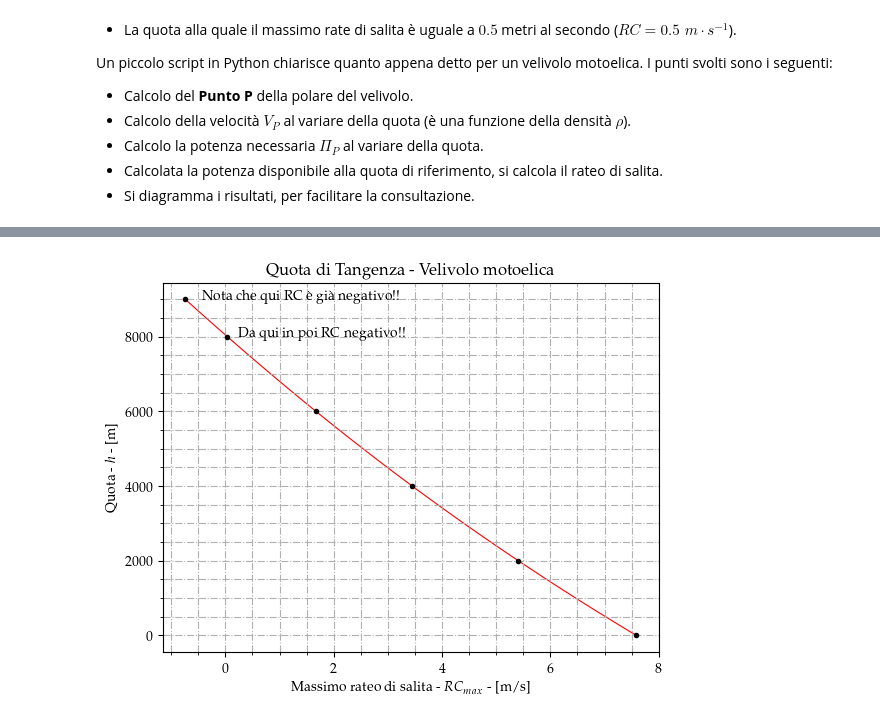
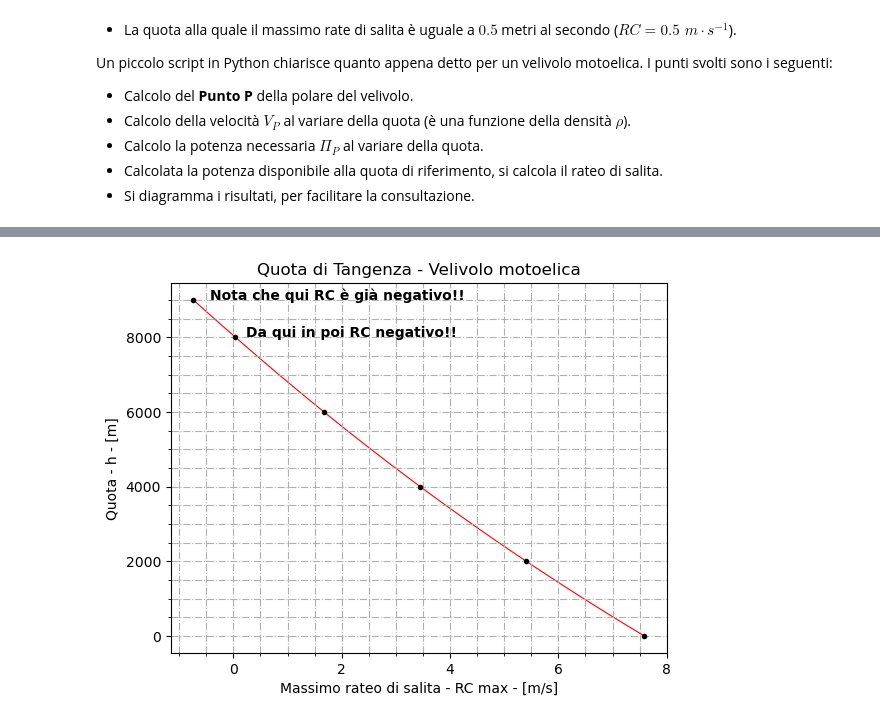
Before and after one commit to ClaudioMirabella/NotebookPrestazioni, a Jupyter notebook: Capitolo8/RateoDiSalitaMotoelica/RateoDiSalita.ipynb, the cells around one changed output, grey strips where cells are left out. Saved outputs shown, nothing was run; the diff lists cells and outputs as text; code cells hidden in the pictures.

```diff
--- a/RateoDiSalita.ipynb
+++ b/Capitolo8/RateoDiSalitaMotoelica/RateoDiSalita.ipynb
@@ -116,11 +123,12 @@ from scipy.interpolate import interp1d
 from ambiance import Atmosphere
 # Pacchetto per analisi grafica + LaTeX interpreter
 import matplotlib.pyplot as plt
-from matplotlib import rc
-rc('font',**{'family':'sans-serif','sans-serif':['Helvetica']})
-# for Palatino and other serif fonts use:
-rc('font',**{'family':'serif','serif':['Palatino']})
-rc('text', usetex=True)
+# Decommenta qui se vuoi lanciare questo codice in una macchina dove c'è installata una distro LaTeX
+#from matplotlib import rc
+#rc('font',**{'family':'sans-serif','sans-serif':['Helvetica']})
+## for Palatino and other serif fonts use:
+#rc('font',**{'family':'serif','serif':['Palatino']})
+#rc('text', usetex=True)
 
 # Dati del velivolo
 M    = 1338.0       # Massa del velivolo in [kg]
@@ -156,11 +164,11 @@ PowP       = DP * V                                 # Questo è un numpy array c
 PowDisp    = (P0*1000)*etaP*phi*sigma               # Questo è un numpy array con le potenze disponibili in [W] al variare della quota
 RC         = ( (PowDisp - PowP) / W )               # Questo è un numpy array con i ratei di salita in [m/s]
 # Risultati parziali
-print(f'Coefficiente di portanza - PUNTO E:{CLE : .4f}')
-print(f'Coefficiente di portanza - PUNTO P:{CLP : .4f}')
+print(f'Coefficiente di portanza   - PUNTO E:{CLE : .4f}')
+print(f'Coefficiente di portanza   - PUNTO P:{CLP : .4f}')
 print(f'Coefficiente di resistenza - PUNTO P:{CDP : .4f}')
-print(f'Efficienza - PUNTO P:{EP : .4f}')
-print(f'Resistenza - PUNTO P:{DP : .4f} [N]')
+print(f'Efficienza                 - PUNTO P:{EP : .4f}')
+print(f'Resistenza                 - PUNTO P:{DP : .4f} [N]')
 print("========================================================")
 for i in range(len(heights)):
     print(f'Densità a {heights[i] : .4f} [m]: {rho[i]} [kg/m^3]')
@@ -169,13 +177,19 @@ for i in range(len(heights)):
     print(f'Potenza disponibile - PUNTO P a {heights[i]} [m]: {PowDisp[i] : .4f} [W]')
     print(f'Rateo di salita     - PUNTO P a {heights[i]} [m]: {RC[i] : .4f} [m/s]')
     print("========================================================")
+    # if RC[i] < 0.5:
+    #     print(f'RC minore di 0.5 a {heights[i]} [m]')
+    #     print(f'Siamo già al di sotto della tangenza pratica.')
     if RC[i] < 0.0:
         print(f'RC negativo a {heights[i]} [m]')
         break
 
 # Facciamo una bella funzione interpolante per i nostri dati
-RCfunc = interp1d(heights, RC, kind='cubic') # Questa funzione serve principalmente ai fini grafici, in questo modo otteniamo una vera e propria funzione di h
-h_vec  = np.linspace(0.0, 9000.0, 100)       # Si tratta di un vettore con 100 valori della quota, da h = 0.0, ad h = 9000.0 [m]
+RCfunc      = interp1d(heights, RC, kind='cubic') # Questa funzione serve principalmente ai fini grafici, in questo modo otteniamo una vera e propria funzione di h
+PowDispfunc = interp1d(heights, PowDisp, kind='cubic')
+PowNfunc    = interp1d(heights, PowP, kind='cubic')
+RCfunc      = interp1d(heights, RC, kind='cubic')
+h_vec       = np.linspace(0.0, 9000.0, 100)       # Si tratta di un vettore con 100 valori della quota, da h = 0.0, ad h = 9000.0 [m]
 # NOTE: Con un piccolo snippet potrebbe individuare il punto esatto in cui il velivolo arriva alla tangenza teorica.
 #       Si tratta semplicemente di imporre che il rateo di salita sia nullo!
 
@@ -186,16 +200,16 @@ fig  = plt.figure()
 plt.plot(RCfunc(h_vec),    h_vec,    color="red", linewidth=0.8, linestyle = "solid", zorder=1)
 plt.scatter(RC, heights, s=None, c='black', marker='.', cmap=None, norm=None,\
             vmin=None, vmax=None, alpha=1, linewidths=None,\
-            edgecolors=None, plotnonfinite=False, data=None, label="Point S", zorder=2)
+            edgecolors=None, plotnonfinite=False, data=None, label="Rateo di salita", zorder=2)
             # fontsize or size
             # float or {'xx-small', 'x-small', 'small', 'medium', 'large',
             # 'x-large', 'xx-large'}
             # fontweight or weight {a numeric value in range 0-1000, 'ultralight',
             # 'light', 'normal', 'regular', 'book', 'medium', 'roman', 'semibold',
             # 'demibold', 'demi', 'bold', 'heavy', 'extra bold', 'black'}
-label=r"Nota che qui RC è già negativo!!"
+label="Nota che qui RC è già negativo!!"
 plt.text(RC[-1]+0.3, heights[-1], label, fontdict=None, fontsize='medium', fontweight='bold')
-label=r"Da qui in poi RC negativo!!"
+label="Da qui in poi RC negativo!!"
 plt.text(RC[-2]+0.2, heights[-2], label, fontdict=None, fontsize='medium', fontweight='bold')
 # plt.scatter(VA, nA, s=None, c='black', marker='.', cmap=None, norm=None,\
 #             vmin=None, vmax=None, alpha=1, linewidths=None,\
@@ -203,14 +217,52 @@ plt.text(RC[-2]+0.2, heights[-2], label, fontdict=None, fontsize='medium', fontw
 # plt.ylim(nmin - 0.5, nmax + 0.5)
 # plt.xlim(0.0, VD + 10.0)
 # plt.legend(loc="best")
-plt.title(r"Quota di Tangenza - Velivolo motoelica")
-plt.xlabel(r'Massimo rateo di salita - $RC_{max}$ - [m/s]')
-plt.ylabel(r'Quota - $h$ - [m]')
+plt.title("Quota di Tangenza - Velivolo motoelica")
+plt.xlabel('Massimo rateo di salita - RC max - [m/s]')
+plt.ylabel('Quota - h - [m]')
 plt.minorticks_on()
 plt.grid(True, linestyle='-.', which="both")
+# Decommenta per salvare in .pdf
+name_figure = 'QuotaTangenzaSenzaLaTeX' + '.pdf'
+plt.savefig(name_figure, bbox_inches='tight')
+plt.show()
+
+# ====================================================================
+# ========================= PLOTTING RESULTS =========================
+# ====================================================================
+fig  = plt.figure()
+plt.plot(PowDispfunc(h_vec), h_vec, color="blue", linewidth=0.8, linestyle = "solid", zorder=1, label="Pot. disponibile")
+plt.plot(PowNfunc(h_vec)   , h_vec, color="red" , linewidth=0.8, linestyle = "solid", zorder=1, label="Pot. necessaria")
+plt.scatter(PowDisp, heights, s=None, c='blue', marker='.', cmap=None, norm=None,\
+            vmin=None, vmax=None, alpha=1, linewidths=None,\
+            edgecolors=None, plotnonfinite=False, data=None, label="P. Disp.", zorder=2)
+plt.scatter(PowP, heights, s=None, c='red', marker='.', cmap=None, norm=None,\
+            vmin=None, vmax=None, alpha=1, linewidths=None,\
+            edgecolors=None, plotnonfinite=False, data=None, label="P. Nec.", zorder=2)
+            # fontsize or size
+            # float or {'xx-small', 'x-small', 'small', 'medium', 'large',
+            # 'x-large', 'xx-large'}
+            # fontweight or weight {a numeric value in range 0-1000, 'ultralight',
+            # 'light', 'normal', 'regular', 'book', 'medium', 'roman', 'semibold',
+            # 'demibold', 'demi', 'bold', 'heavy', 'extra bold', 'black'}
+label="Qui Pd = Pn!"
+plt.text(PowP[-2]+1500, heights[-2], label, fontdict=None, fontsize='medium', fontweight='bold')
+#label="Da qui in poi RC negativo!!"
+#plt.text(RC[-2]+0.2, heights[-2], label, fontdict=None, fontsize='medium', fontweight='bold')
+# plt.scatter(VA, nA, s=None, c='black', marker='.', cmap=None, norm=None,\
+#             vmin=None, vmax=None, alpha=1, linewidths=None,\
+#             edgecolors=None, plotnonfinite=False, data=None, label="Point A", zorder=2)
+# plt.ylim(nmin - 0.5, nmax + 0.5)
+# plt.xlim(0.0, VD + 10.0)
+# plt.legend(loc="best")
+plt.title("Potenza necessaria e disponibile - Velivolo motoelica")
+plt.xlabel('Potenza necessaria/disponibile - Pn, Pd - [W]')
+plt.ylabel('Quota - h - [m]')
 plt.minorticks_on()
+plt.grid(True, linestyle='-.', which="both")
+plt.legend()
 # Decommenta per salvare in .pdf
-# name_figure = 'QuotaTangenza' + str(n) + '.pdf'
-# plt.savefig(name_figure, bbox_inches='tight')
+name_figure = 'PotenzeSenzaLaTeX' + '.pdf'
+plt.savefig(name_figure, bbox_inches='tight')
 plt.show()
 # %% [output]
@@ -233,2 +285,2 @@ Rateo di salita     - PUNTO P a 9000.0 [m]: -0.7391 [m/s]
 RC negativo a 9000.0 [m]
-[figure, old version]
+[figure, new version]
```
Also changed, not shown: parts of 2 cells of this notebook, 4 other files.
